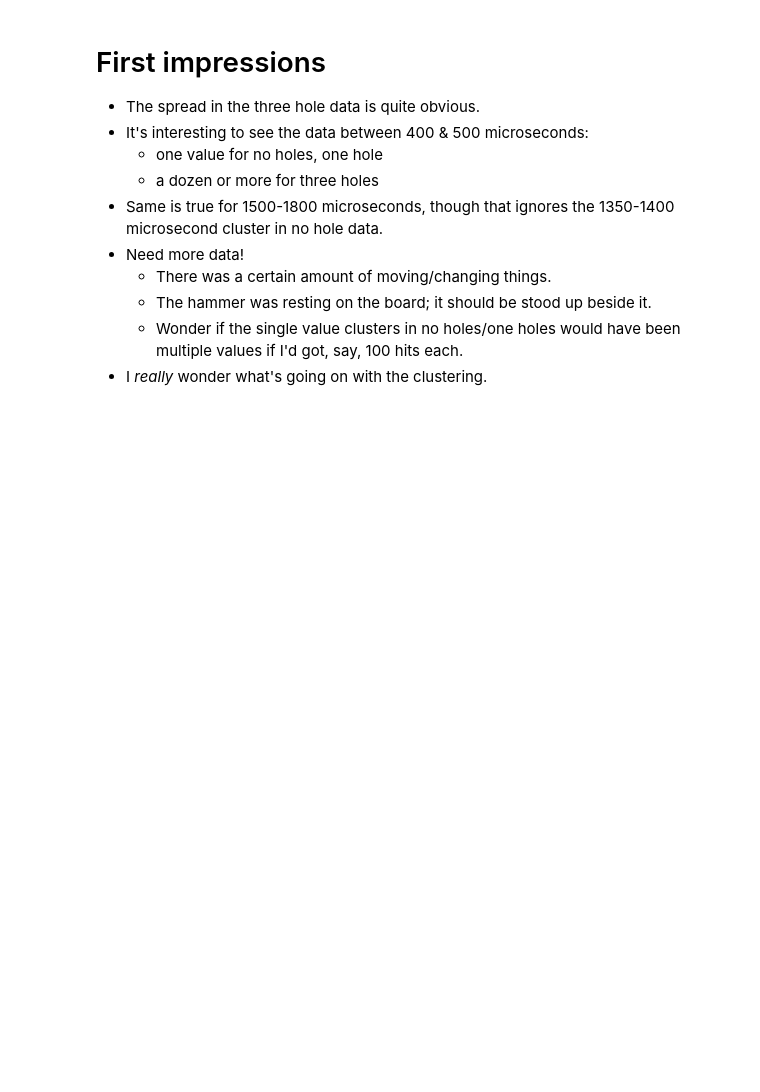
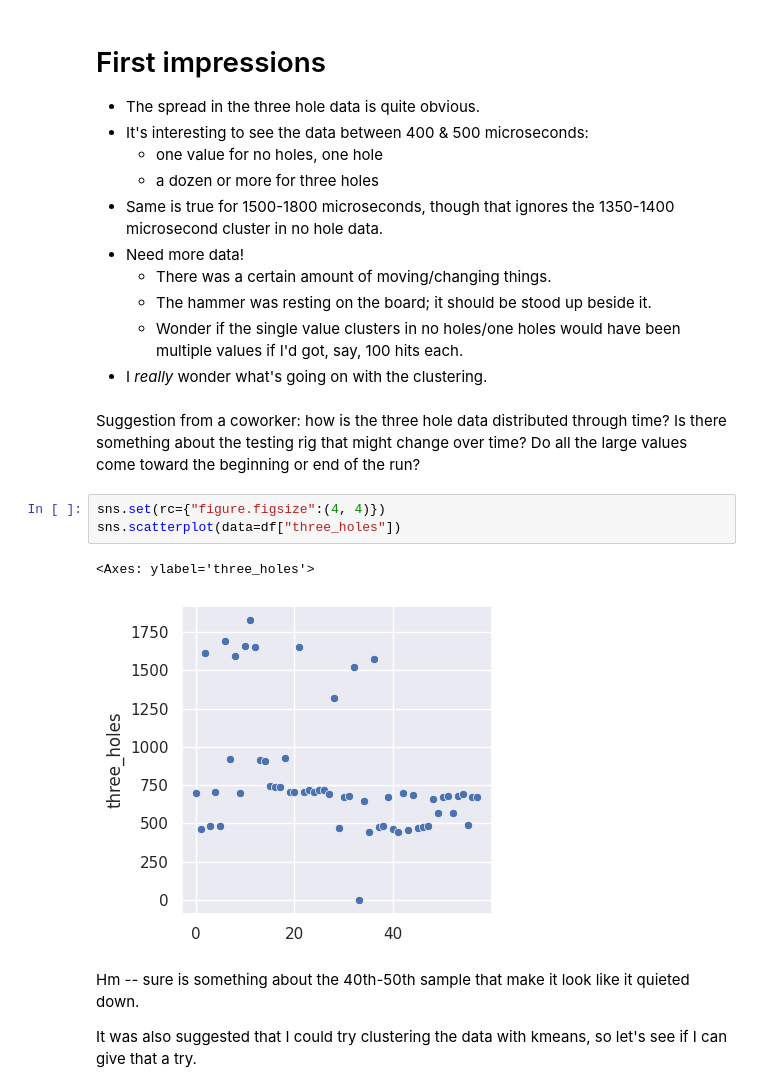
Before and after one commit to saintaardvark/tree_tomography, a Jupyter notebook: data/experiments/2023-dec-17/tree_tomography-december_17_2023.ipynb, the cells around one changed output. Cells and saved outputs as stored; diff of their text form; blank space fills up the shorter version.

```diff
--- a/data/experiments/2023-dec-17/tree_tomography-december_17_2023.ipynb
+++ b/data/experiments/2023-dec-17/tree_tomography-december_17_2023.ipynb
@@ -143,3 +143,15 @@ dtype: float64
   * The hammer was resting on the board; it should be stood up beside it.
   * Wonder if the single value clusters in no holes/one holes would have been multiple values if I'd got, say, 100 hits each.
 * I *really* wonder what's going on with the clustering.
+# %% [markdown]
+Suggestion from a coworker: how is the three hole data distributed through time?  Is there something about the testing rig that might change over time?  Do all the large values come toward the beginning or end of the run?
+# %%
+sns.set(rc={"figure.figsize":(4, 4)})
+sns.scatterplot(data=df["three_holes"])
+# %% [output]
+<Axes: ylabel='three_holes'>
+[figure, added]
+# %% [markdown]
+Hm -- sure is something about the 40th-50th sample that make it look like it quieted down.
+
+It was also suggested that I could try clustering the data with kmeans, so let's see if I can give that a try.
```
Also changed, not shown: parts of 7 cells of this notebook.
